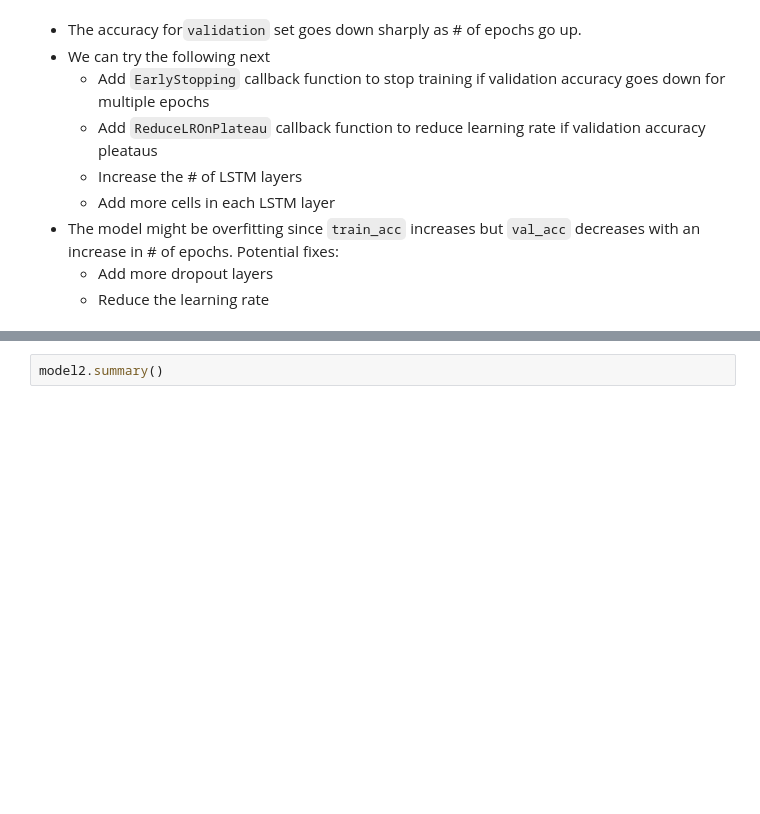
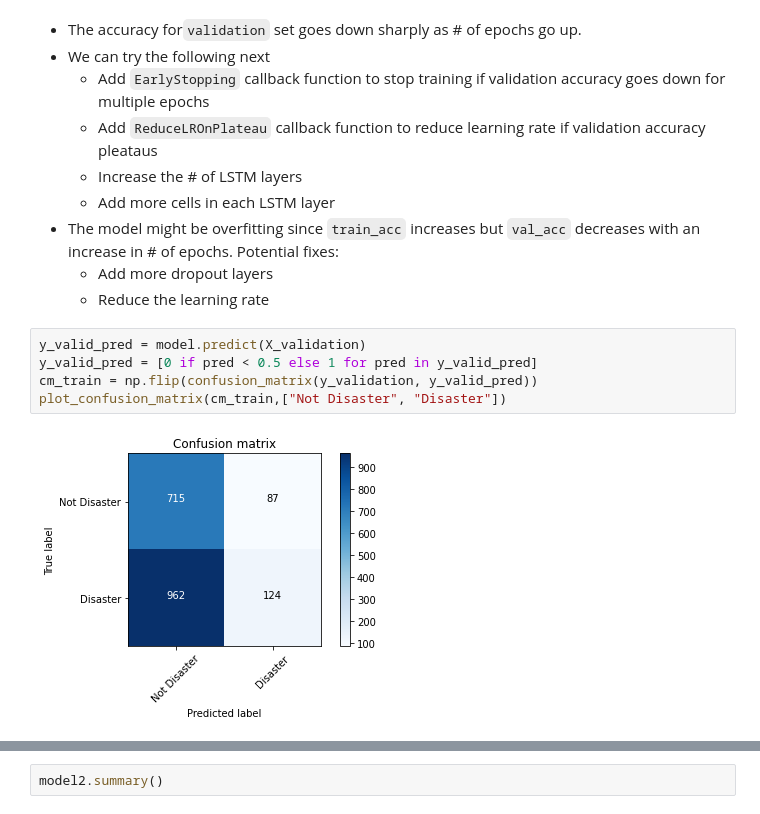
Before and after one commit to karansangha/dtsa5510-week4-nlp, a Jupyter notebook: project.ipynb, the cells around one changed output, grey strips where cells are left out. Drawn from its saved outputs; the diff is of its cells as text; blank space fills up the shorter version.

```diff
--- a/project.ipynb
+++ b/project.ipynb
@@ -396,3 +459,10 @@ What is a dense layer?
 - The model might be overfitting since `train_acc` increases but `val_acc` decreases with an increase in # of epochs. Potential fixes:
     - Add more dropout layers
     - Reduce the learning rate
+# %%
+y_valid_pred = model.predict(X_validation)
+y_valid_pred = [0 if pred < 0.5 else 1 for pred in y_valid_pred]
+cm_train = np.flip(confusion_matrix(y_validation, y_valid_pred))
+plot_confusion_matrix(cm_train,["Not Disaster", "Disaster"])
+# %% [output]
+[figure, added]
```
Also changed, not shown: parts of 32 cells of this notebook.
